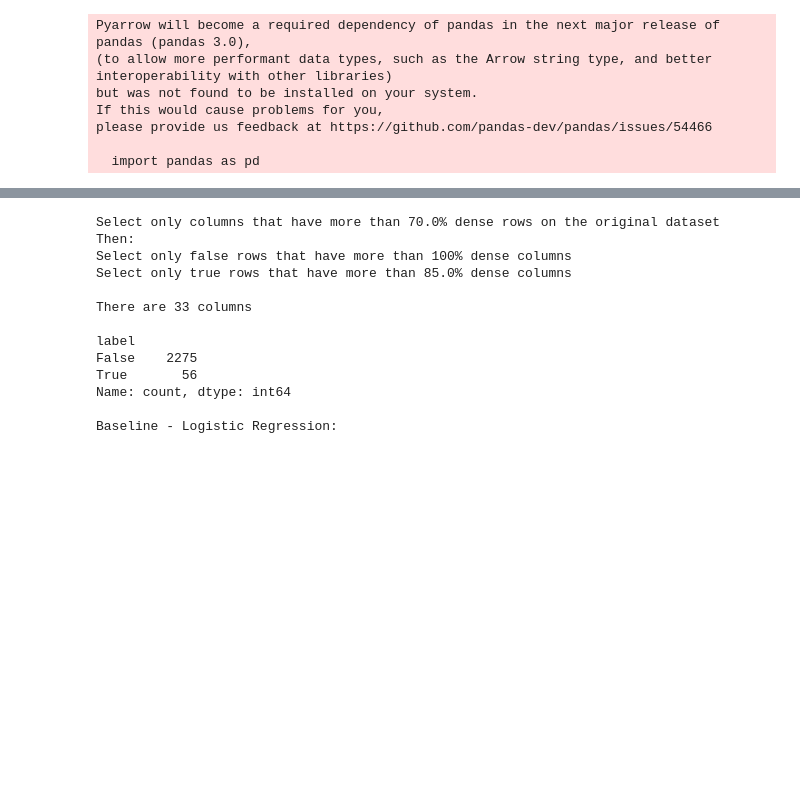
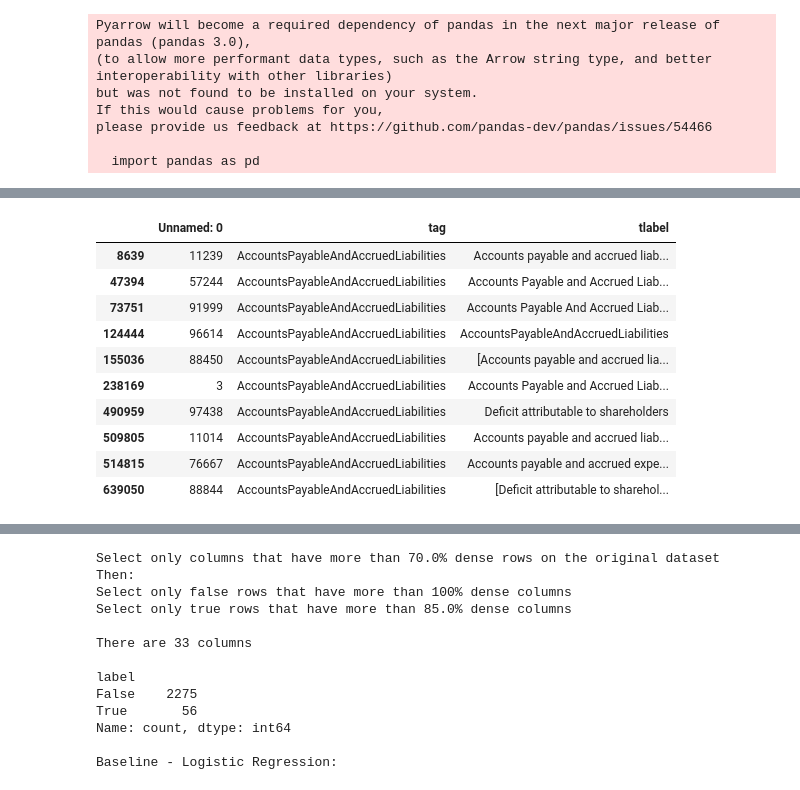
Before and after one commit to tejuuop/MABAD_for_bankruptcy_prediction, a Jupyter notebook: notebooks/eda.ipynb, the cells around one changed output, grey strips where cells are left out. Saved outputs shown, nothing was run; the diff lists cells and outputs as text; code cells hidden in the pictures; blank space fills up the shorter version.

```diff
--- a/notebooks/eda.ipynb
+++ b/notebooks/eda.ipynb
@@ -47,0 +30,3 @@ Baseline - Logistic Regression:
+# %%
+tag_tlabel_mapping = pd.read_csv('/home/andreasideras/research_ideas/BankruptcyPredictionAD/tag_tlabel_mapping.csv')
+tag_tlabel_mapping.shape[0]
@@ -47,0 +79,14 @@ Baseline - Logistic Regression:
+# %%
+tag_tlabel_mapping[tag_tlabel_mapping.tag == 'AccountsPayableAndAccruedLiabilities']
+# %% [output]
+|  | Unnamed: 0 | tag | tlabel |
+| 8639 | 11239 | AccountsPayableAndAccruedLiabilities | Accounts payable and accrued liab... |
+| 47394 | 57244 | AccountsPayableAndAccruedLiabilities | Accounts Payable and Accrued Liab... |
+| 73751 | 91999 | AccountsPayableAndAccruedLiabilities | Accounts Payable And Accrued Liab... |
+| 124444 | 96614 | AccountsPayableAndAccruedLiabilities | AccountsPayableAndAccruedLiabilities |
+| 155036 | 88450 | AccountsPayableAndAccruedLiabilities | [Accounts payable and accrued lia... |
+| 238169 | 3 | AccountsPayableAndAccruedLiabilities | Accounts Payable and Accrued Liab... |
+| 490959 | 97438 | AccountsPayableAndAccruedLiabilities | Deficit attributable to shareholders |
+| 509805 | 11014 | AccountsPayableAndAccruedLiabilities | Accounts payable and accrued liab... |
+| 514815 | 76667 | AccountsPayableAndAccruedLiabilities | Accounts payable and accrued expe... |
+| 639050 | 88844 | AccountsPayableAndAccruedLiabilities | [Deficit attributable to sharehol... |
```
Also changed, not shown: parts of 17 cells of this notebook, 6 other files.
